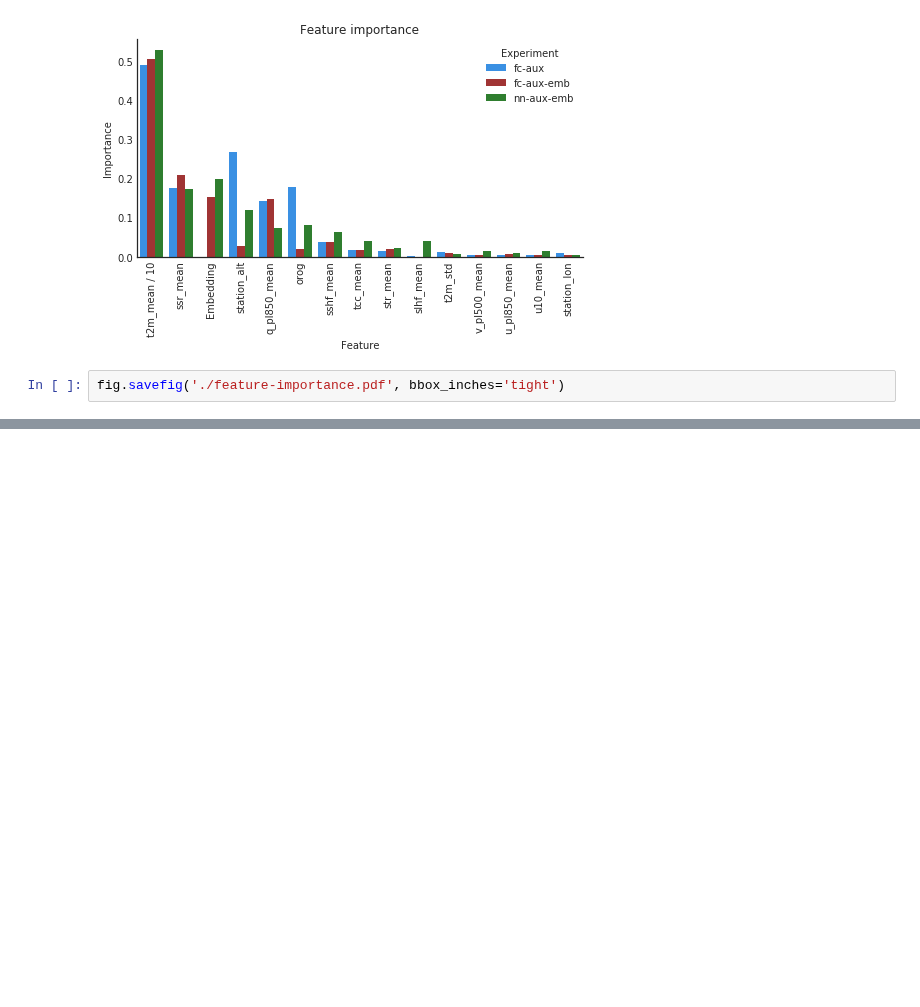
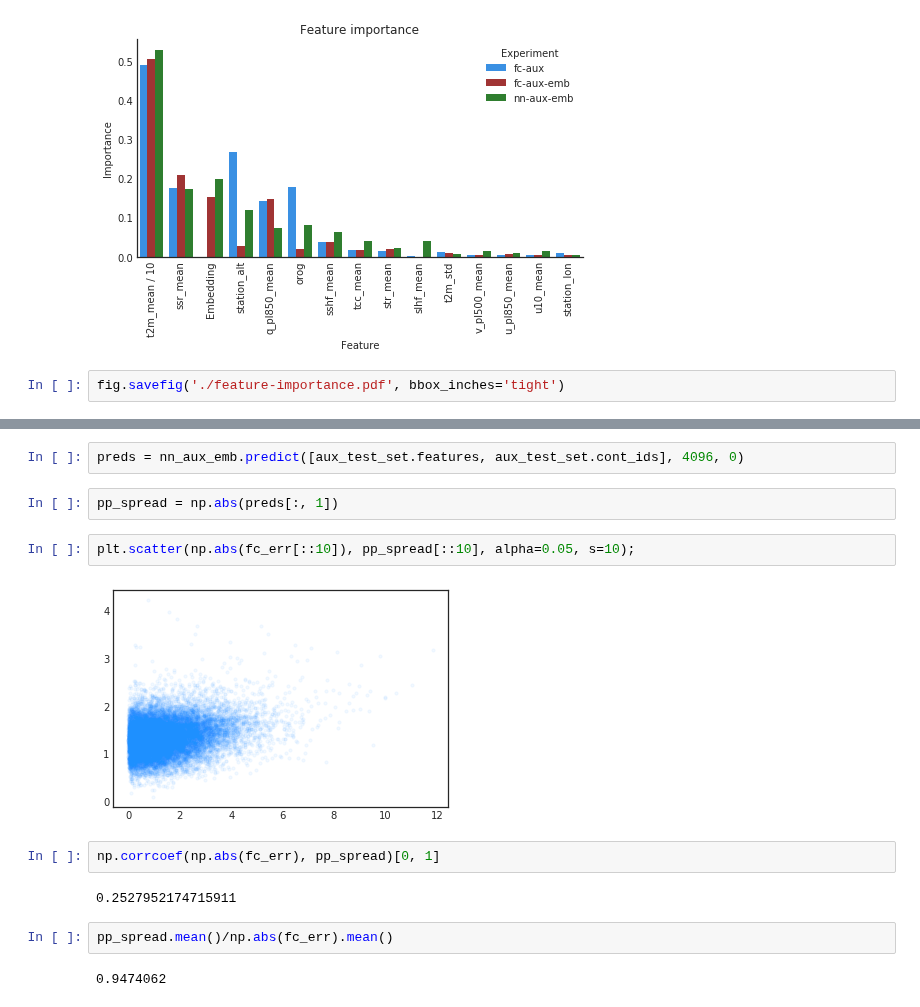
Before and after one commit to slerch/ppnn, a Jupyter notebook: nn_postprocessing/notebooks/feature_importance.ipynb, the cells around one changed output, grey strips where cells are left out. Drawn from its saved outputs; the diff is of its cells as text; blank space fills up the shorter version.

```diff
--- a/nn_postprocessing/notebooks/feature_importance.ipynb
+++ b/nn_postprocessing/notebooks/feature_importance.ipynb
@@ -214,0 +236,16 @@ fig.savefig('./feature-importance.pdf', bbox_inches='tight')
+# %%
+preds = nn_aux_emb.predict([aux_test_set.features, aux_test_set.cont_ids], 4096, 0)
+# %%
+pp_spread = np.abs(preds[:, 1])
+# %%
+plt.scatter(np.abs(fc_err[::10]), pp_spread[::10], alpha=0.05, s=10);
+# %% [output]
+[figure, added]
+# %%
+np.corrcoef(np.abs(fc_err), pp_spread)[0, 1]
+# %% [output]
+0.2527952174715911
+# %%
+pp_spread.mean()/np.abs(fc_err).mean()
+# %% [output]
+0.9474062
```
Also changed, not shown: parts of 12 cells of this notebook, 1 other file.
